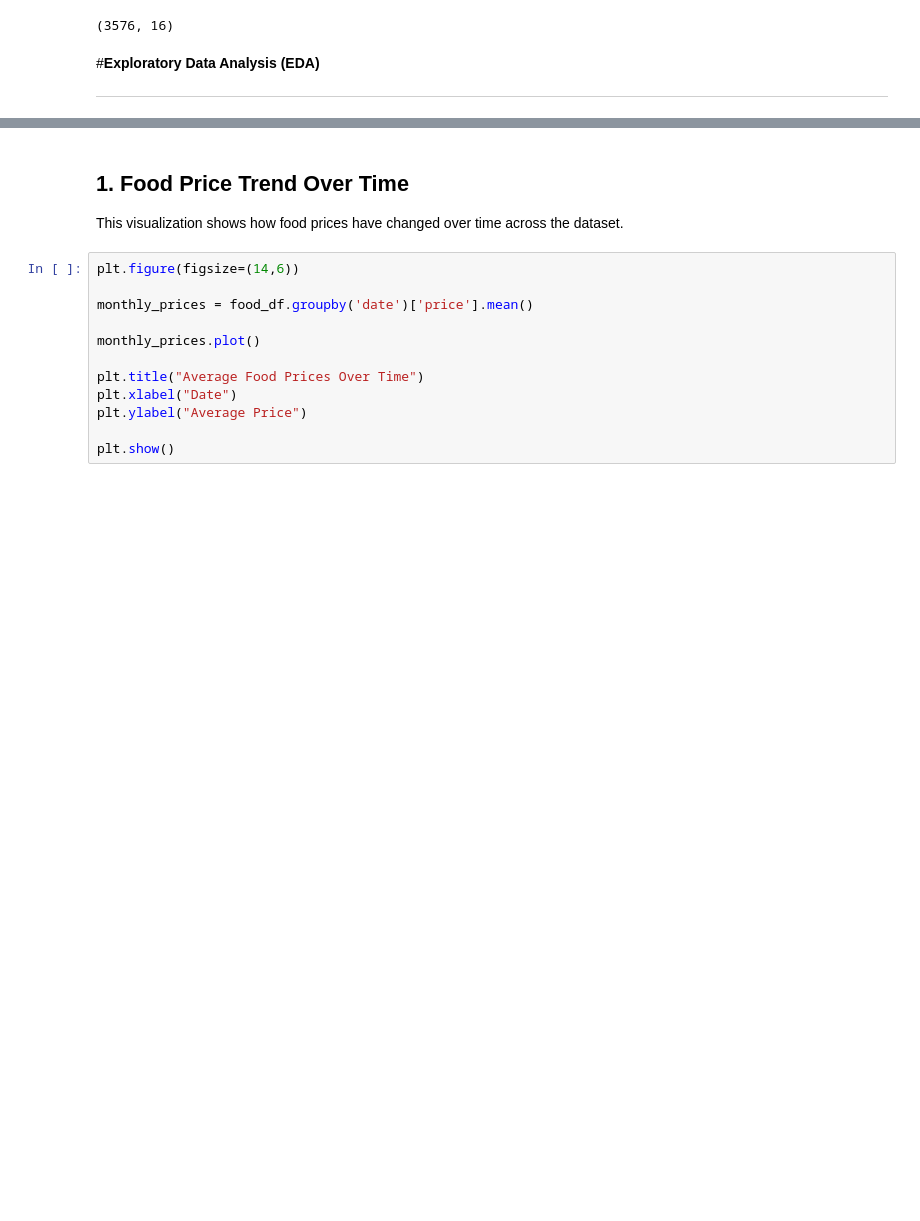
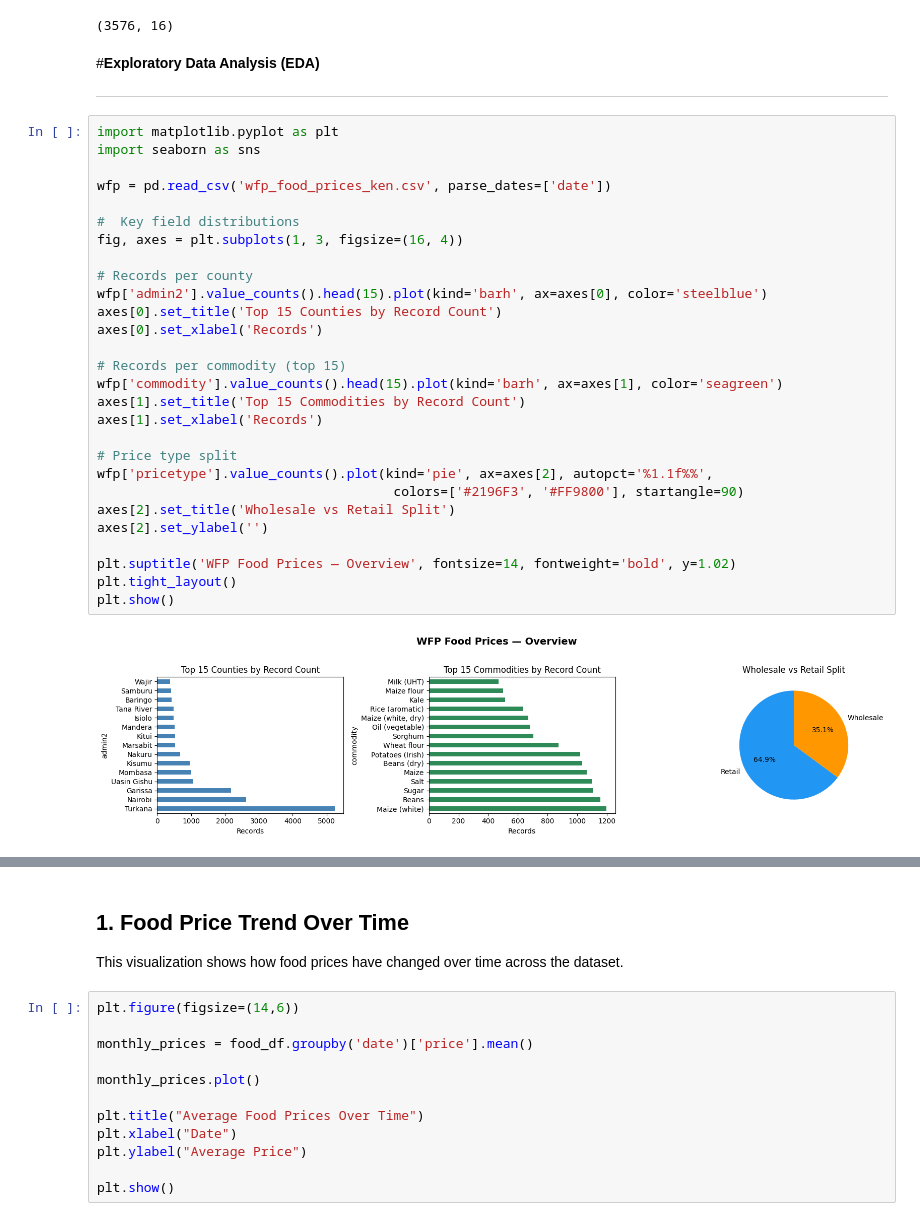
Before and after one commit to Wanyiri9dave/FoodPrice-Stabilty-Predictive-Analytics, a Jupyter notebook: index.ipynb, the cells around one changed output, grey strips where cells are left out. Drawn from its saved outputs; the diff is of its cells as text; blank space fills up the shorter version.

Commit message:
added visualizations and overall notebook readability

```diff
--- a/index.ipynb
+++ b/index.ipynb
@@ -723,3 +788,33 @@ merged_df.shape
 #**Exploratory Data Analysis (EDA)**
 
 ---
+# %%
+import matplotlib.pyplot as plt
+import seaborn as sns
+
+wfp = pd.read_csv('wfp_food_prices_ken.csv', parse_dates=['date'])
+
+#  Key field distributions
+fig, axes = plt.subplots(1, 3, figsize=(16, 4))
+
+# Records per county
+wfp['admin2'].value_counts().head(15).plot(kind='barh', ax=axes[0], color='steelblue')
+axes[0].set_title('Top 15 Counties by Record Count')
+axes[0].set_xlabel('Records')
+
+# Records per commodity (top 15)
+wfp['commodity'].value_counts().head(15).plot(kind='barh', ax=axes[1], color='seagreen')
+axes[1].set_title('Top 15 Commodities by Record Count')
+axes[1].set_xlabel('Records')
+
+# Price type split
+wfp['pricetype'].value_counts().plot(kind='pie', ax=axes[2], autopct='%1.1f%%',
+                                      colors=['#2196F3', '#FF9800'], startangle=90)
+axes[2].set_title('Wholesale vs Retail Split')
+axes[2].set_ylabel('')
+
+plt.suptitle('WFP Food Prices — Overview', fontsize=14, fontweight='bold', y=1.02)
+plt.tight_layout()
+plt.show()
+# %% [output]
+[figure, added]
```
Also changed, not shown: parts of 12 cells of this notebook.
